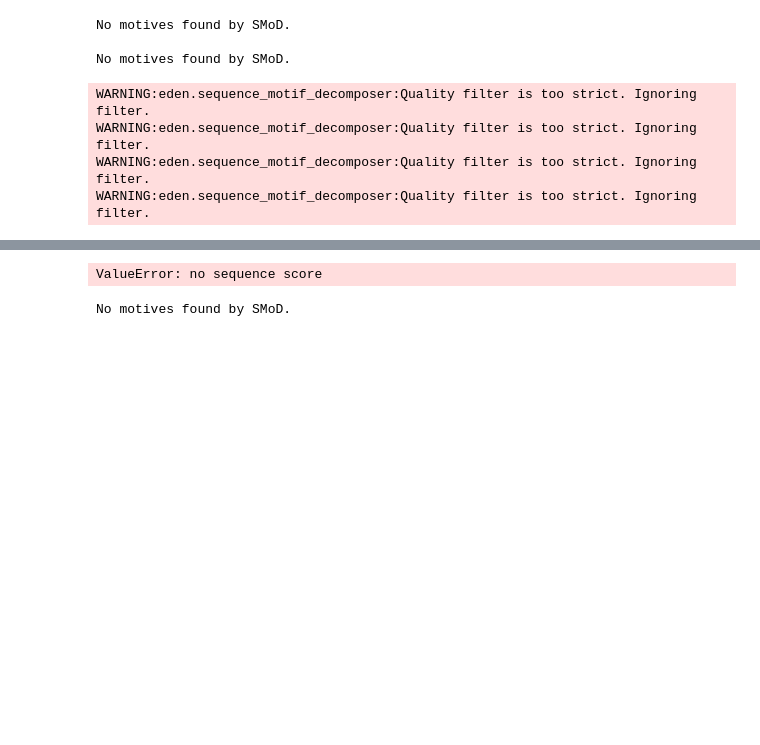
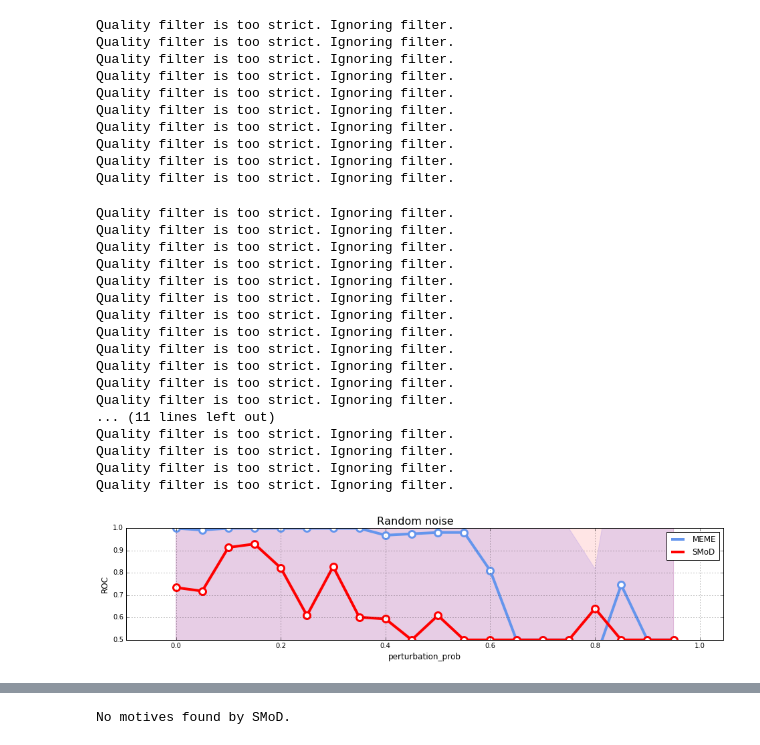
Before and after one commit to fabriziocosta/pyMotif, a Jupyter notebook: Experiment_noise.ipynb, the cells around one changed output, grey strips where cells are left out. Saved outputs shown, nothing was run; the diff lists cells and outputs as text; code cells hidden in the pictures; blank space fills up the shorter version.

```diff
--- a/Experiment_noise.ipynb
+++ b/Experiment_noise.ipynb
@@ -352,7 +422,7 @@ ValueError: no sequence score
 %%time
 
 def make_results(n_rep=2):
-    for param in [x/float(20) for x in range(1,20)]:
+    for param in [x/float(20) for x in range(20)]:
         results = {'meme':[], 'smod':[]}
         for rep in range(n_rep):
             tool_result = evaluate(scoring_criteria='pwm',
@@ -360,37 +430,58 @@ def make_results(n_rep=2):
                                    n_motives=2,
                                    sequence_length=52,
                                    n_sequences=200,
                                    perturbation_prob=param,
                                    complexity=5,
                                    n_clusters=10,
                                    min_subarray_size=8,
                                    max_subarray_size=12,
                                    p_value=0.2,
                                    similarity_threshold=0.89,
                                    min_score=2,
                                    min_freq=0.51,
                                    min_cluster_size=4,
                                    regex_th=0.31,
                                    sample_size=200,
                                    freq_threshold=0.59,
                                    std_th=0.24)
 
             results['meme'].append(tool_result['meme'])
             results['smod'].append(tool_result['smod'])
         for tool in ['meme', 'smod']:
             R = [r for r in results[tool] if r]
             avg = np.mean(R)
             std = np.std(R)
             results[tool] = (avg, std)
         yield param, results['meme'][0], results['meme'][1], results['smod'][0], results['smod'][1]
 
 data = [(param, val_m, std_m, val_s, std_s) for param, val_m, std_m, val_s, std_s in make_results()]
 plot_results(data, title='Random noise', xlabel='perturbation_prob', ylabel='ROC')
 # %% [output]
-No motives found by SMoD.
-
-No motives found by SMoD.
+Quality filter is too strict. Ignoring filter.
+Quality filter is too strict. Ignoring filter.
+Quality filter is too strict. Ignoring filter.
+Quality filter is too strict. Ignoring filter.
+Quality filter is too strict. Ignoring filter.
+Quality filter is too strict. Ignoring filter.
+Quality filter is too strict. Ignoring filter.
+Quality filter is too strict. Ignoring filter.
+Quality filter is too strict. Ignoring filter.
+Quality filter is too strict. Ignoring filter.
-WARNING:eden.sequence_motif_decomposer:Quality filter is too strict. Ignoring filter.
-WARNING:eden.sequence_motif_decomposer:Quality filter is too strict. Ignoring filter.
-WARNING:eden.sequence_motif_decomposer:Quality filter is too strict. Ignoring filter.
-WARNING:eden.sequence_motif_decomposer:Quality filter is too strict. Ignoring filter.
+Quality filter is too strict. Ignoring filter.
+Quality filter is too strict. Ignoring filter.
+Quality filter is too strict. Ignoring filter.
+Quality filter is too strict. Ignoring filter.
+Quality filter is too strict. Ignoring filter.
+Quality filter is too strict. Ignoring filter.
+Quality filter is too strict. Ignoring filter.
+Quality filter is too strict. Ignoring filter.
+Quality filter is too strict. Ignoring filter.
+Quality filter is too strict. Ignoring filter.
+Quality filter is too strict. Ignoring filter.
+Quality filter is too strict. Ignoring filter.
+... (11 lines left out)
+Quality filter is too strict. Ignoring filter.
+Quality filter is too strict. Ignoring filter.
+Quality filter is too strict. Ignoring filter.
+Quality filter is too strict. Ignoring filter.
+[figure, added]
@@ -412,4 +490,3 @@ WARNING:eden.sequence_motif_decomposer:Quality filter is too strict. Ignoring fi
-ValueError: no sequence score
 # %%
 %%time
 
```
Also changed, not shown: parts of 9 cells of this notebook, 7 other files.
